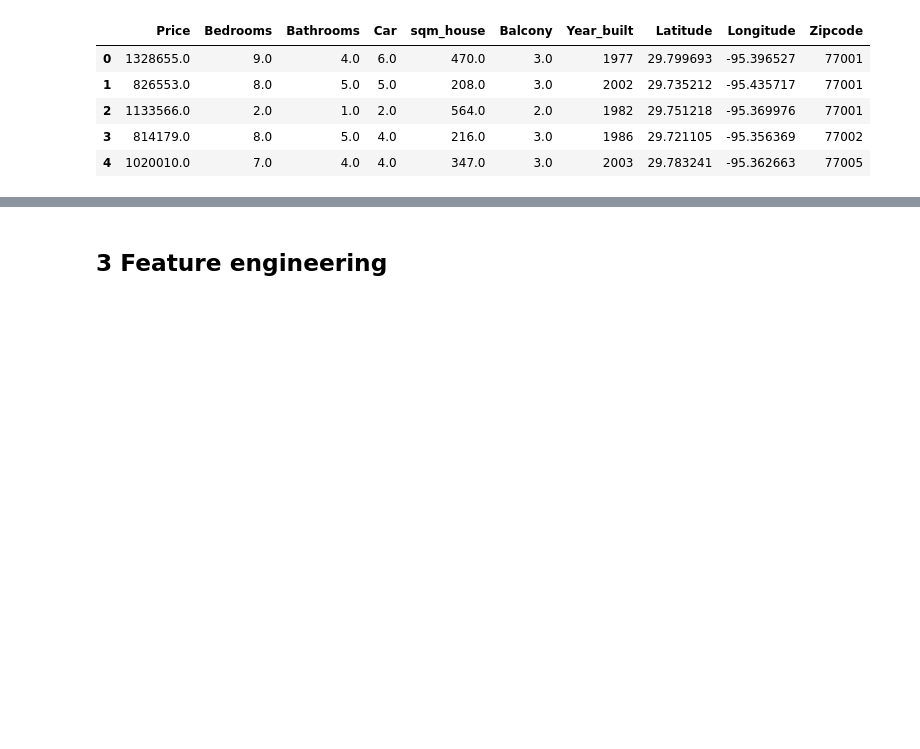
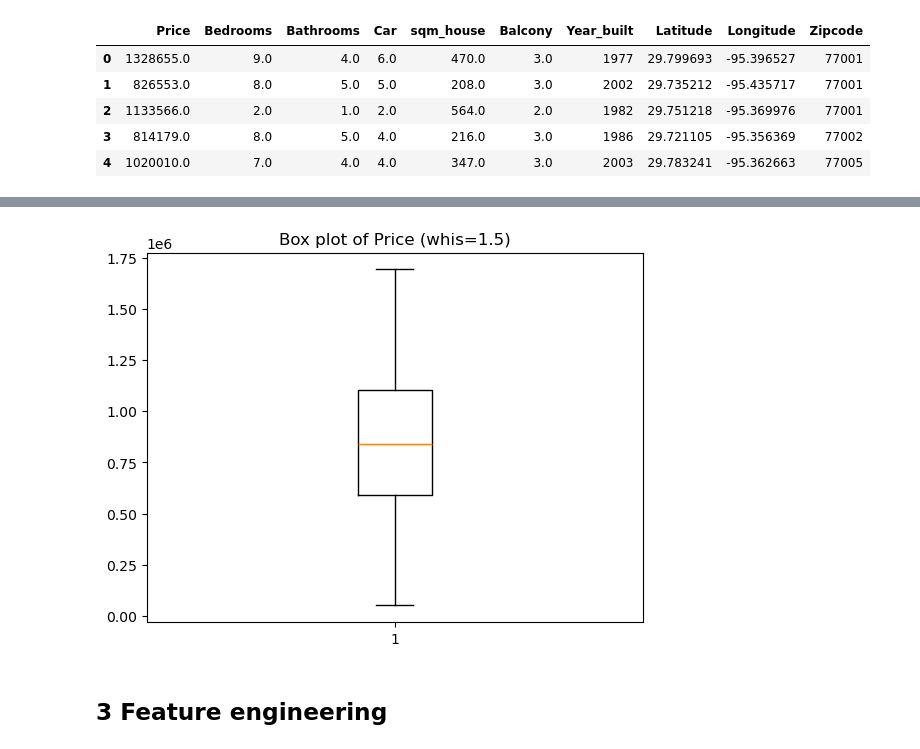
Before and after one commit to krupakar010/DATA-401, a Jupyter notebook: Supervised_learning_captoneII.ipynb, the cells around one changed output, grey strips where cells are left out. Cells and saved outputs as stored; diff of their text form; code cells hidden in the pictures; blank space fills up the shorter version.

```diff
--- a/Supervised_learning_captoneII.ipynb
+++ b/Supervised_learning_captoneII.ipynb
@@ -146,3 +159,10 @@ cleaned_home_prices_df.describe()
+# %%
+# replot price
+plt.boxplot(cleaned_home_prices_df["Price"],whis=7.0)
+plt.title("Box plot of Price (whis=1.5)")
+plt.show()
+# %% [output]
+[figure, added]
 # %% [markdown]
 ## 3 Feature engineering
 # %%
```
Also changed, not shown: parts of 21 cells of this notebook.
